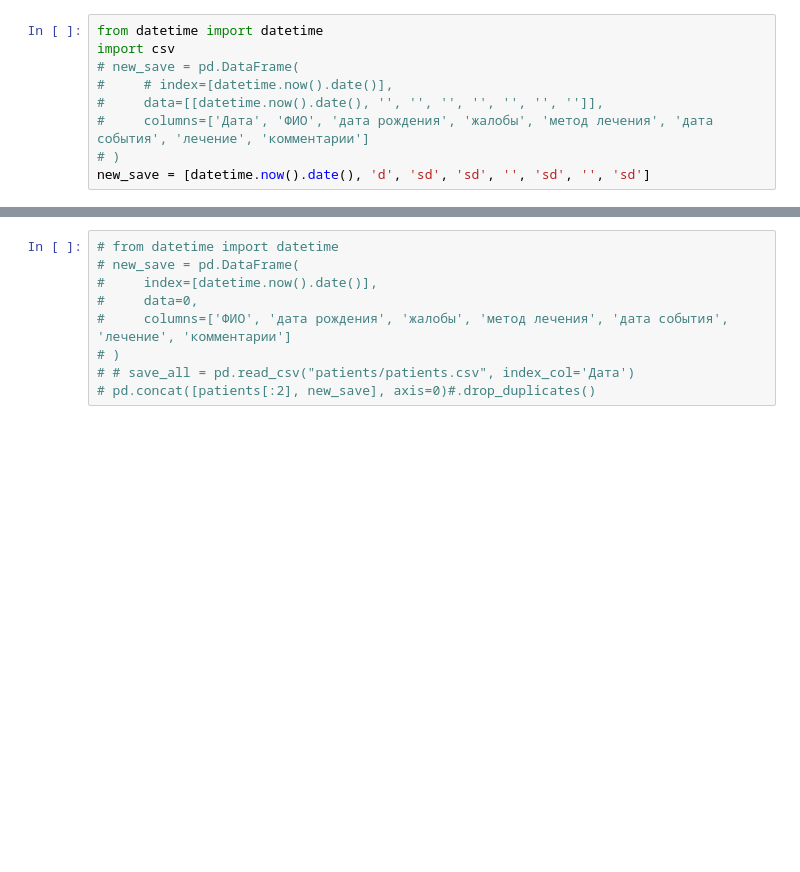
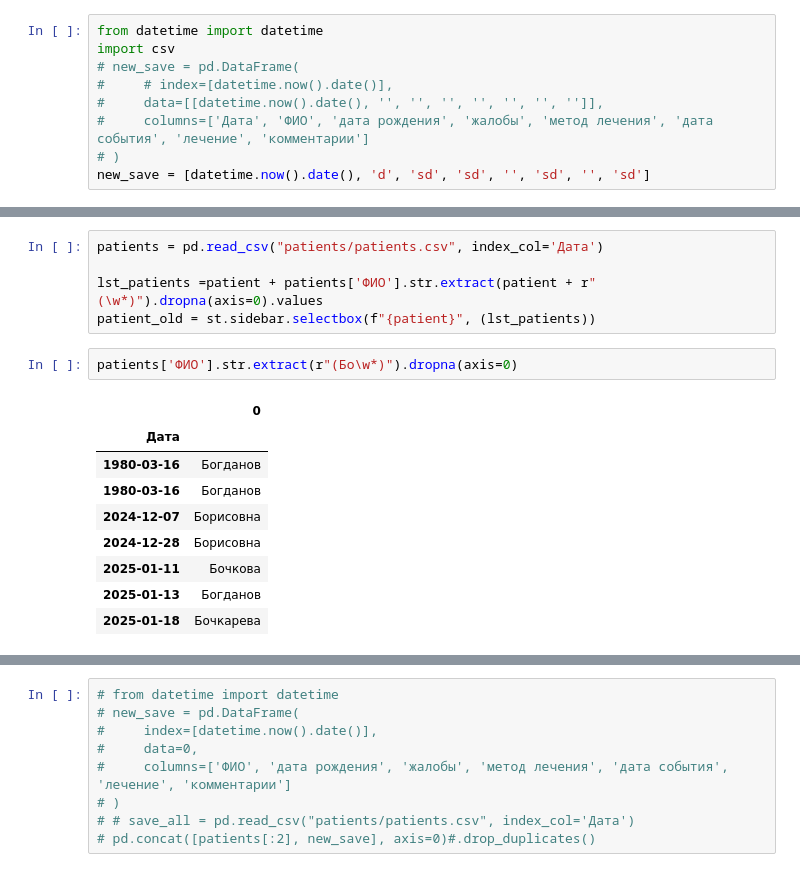
Before and after one commit to Sonnenbergenfluganschluss/KKM, a Jupyter notebook: another KKM.ipynb, the cells around one changed output, grey strips where cells are left out. Cells and saved outputs as stored; diff of their text form; blank space fills up the shorter version.

```diff
--- a/another KKM.ipynb
+++ b/another KKM.ipynb
@@ -137,0 +104,17 @@ patients
+# %%
+patients = pd.read_csv("patients/patients.csv", index_col='Дата')
+
+lst_patients =patient + patients['ФИО'].str.extract(patient + r"(\w*)").dropna(axis=0).values
+patient_old = st.sidebar.selectbox(f"{patient}", (lst_patients))
+# %%
+patients['ФИО'].str.extract(r"(Бо\w*)").dropna(axis=0)
+# %% [output]
+|  | 0 |
+| Дата |  |
+| 1980-03-16 | Богданов |
+| 1980-03-16 | Богданов |
+| 2024-12-07 | Борисовна |
+| 2024-12-28 | Борисовна |
+| 2025-01-11 | Бочкова |
+| 2025-01-13 | Богданов |
+| 2025-01-18 | Бочкарева |
```
Also changed, not shown: parts of 5 cells of this notebook.
